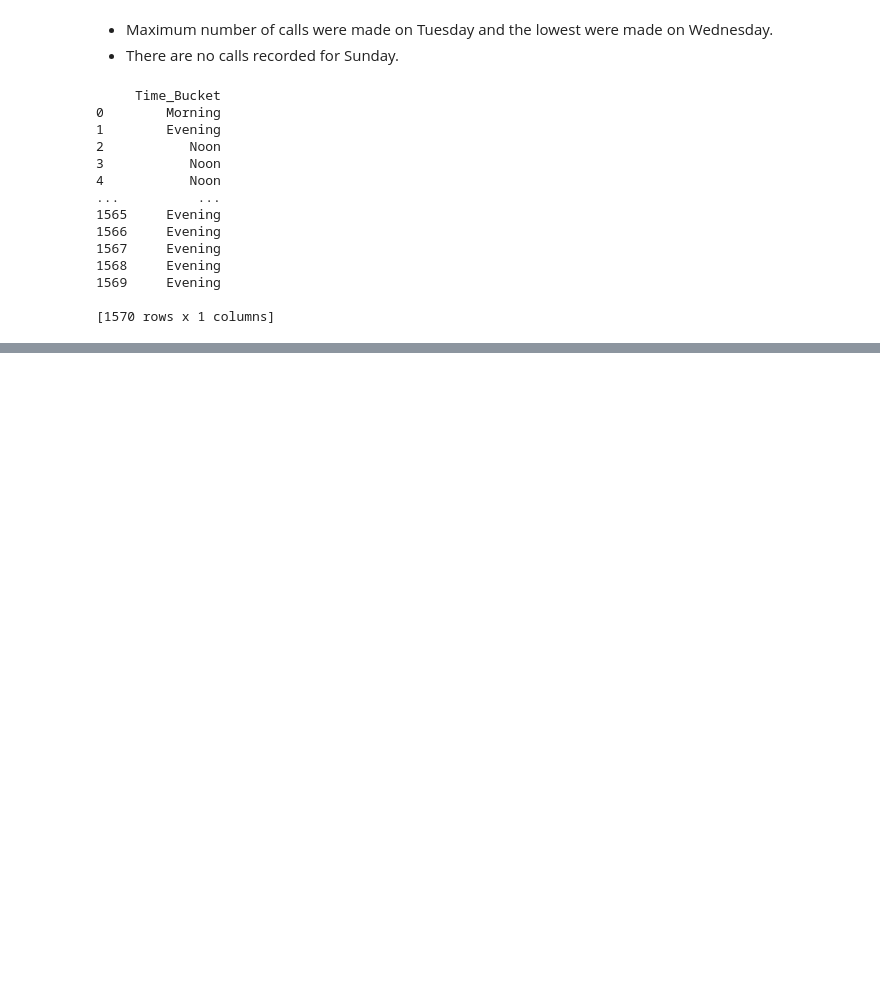
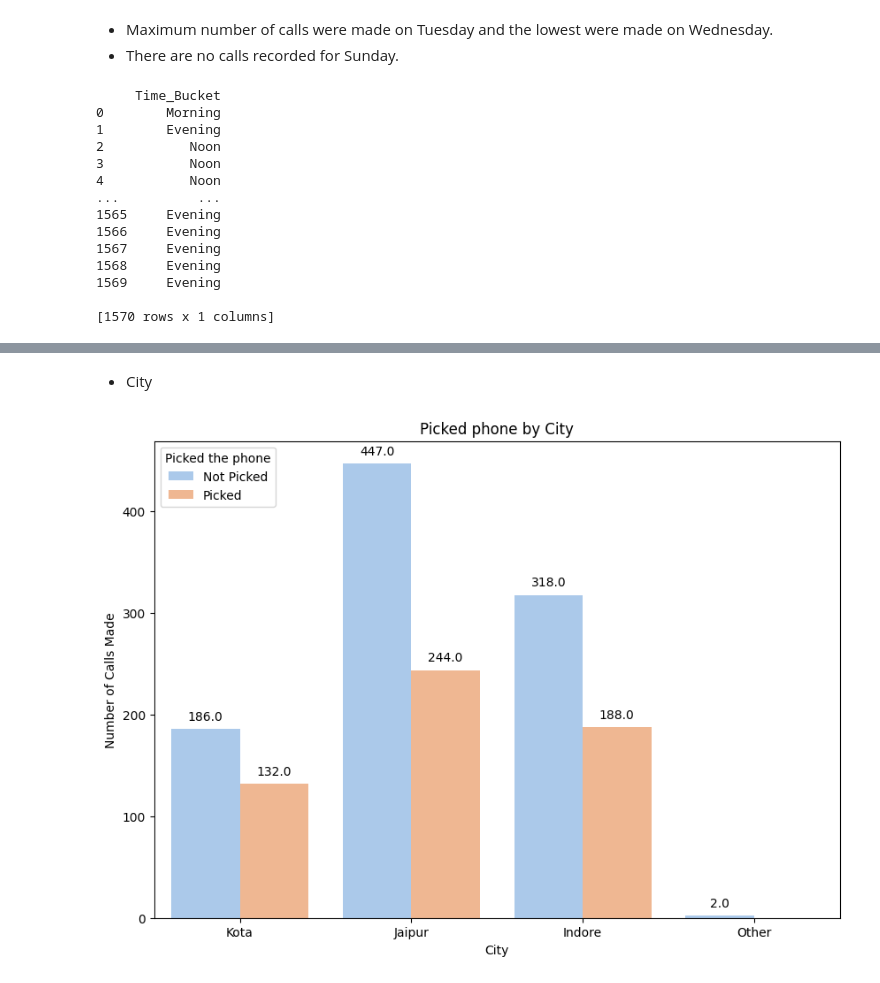
Before and after one commit to sukritimacker/LeadInsight-Analyzer, a Jupyter notebook: LeadInsight_Analyser.ipynb, the cells around one changed output, grey strips where cells are left out. Cells and saved outputs as stored; diff of their text form; code cells hidden in the pictures; blank space fills up the shorter version.

```diff
--- a/LeadInsight_Analyser.ipynb
+++ b/LeadInsight_Analyser.ipynb
@@ -199,0 +299,15 @@ print(df[['Time_Bucket']])
+# %% [markdown]
+- City
+# %%
+plt.figure(figsize=(10, 7))
+ax = sns.countplot(x='City', hue='Picked the phone', data=df, palette='pastel')
+for p in ax.patches:
+    ax.annotate(f'{p.get_height()}', (p.get_x() + p.get_width() / 2., p.get_height()),
+                ha='center', va='center', xytext=(0, 10), textcoords='offset points')
+plt.xlabel('City')
+plt.ylabel('Number of Calls Made')
+plt.title('Picked phone by City')
+plt.legend(title='Picked the phone', labels=['Not Picked', 'Picked'])
+plt.show()
+# %% [output]
+[figure, added]
```
Also changed, not shown: parts of 39 cells of this notebook, 2 other files.
